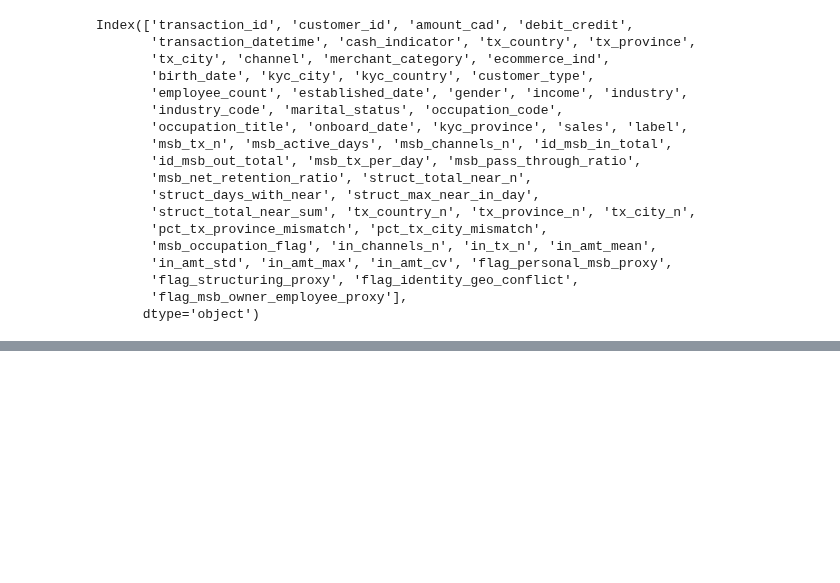
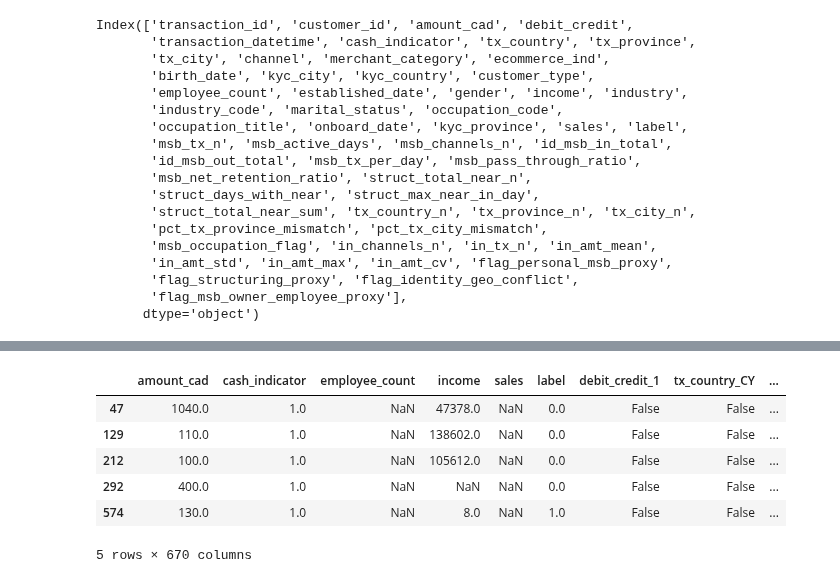
Before and after one commit to GuanlinTony/IMI_Case_Codes, a Jupyter notebook: rebecca/feature_enginnering_rebecca.ipynb, the cells around one changed output, grey strips where cells are left out. Saved outputs shown, nothing was run; the diff lists cells and outputs as text; code cells hidden in the pictures; blank space fills up the shorter version.

```diff
--- a/rebecca/feature_enginnering_rebecca.ipynb
+++ b/rebecca/feature_enginnering_rebecca.ipynb
@@ -787,0 +820,3 @@ Index(['transaction_id', 'customer_id', 'amount_cad', 'debit_credit',
+# %%
+labelled = data[data.label.notnull()]
+labelled.shape
@@ -787,0 +853,21 @@ Index(['transaction_id', 'customer_id', 'amount_cad', 'debit_credit',
+# %%
+df = labelled.copy()
+
+categorical_cols = ["debit_credit", "tx_country", "tx_province", "tx_city", "channel", "merchant_category", "ecommerce_ind", "kyc_country", "kyc_city", "customer_type", "gender", "industry", "industry_code", "marital_status", "occupation_code", "occupation_title", "kyc_province"]
+
+df_encoded = pd.get_dummies(
+    df,
+    columns=categorical_cols,
+    drop_first=True)
+
+df_encoded.drop(["transaction_datetime", "birth_date", "established_date", "onboard_date", "transaction_id", "customer_id"], axis=1, inplace=True)
+
+df_encoded.head()
+# %% [output]
+|  | amount_cad | cash_indicator | employee_count | income | sales | label | debit_credit_1 | tx_country_CY | ... |
+| 47 | 1040.0 | 1.0 | NaN | 47378.0 | NaN | 0.0 | False | False | ... |
+| 129 | 110.0 | 1.0 | NaN | 138602.0 | NaN | 0.0 | False | False | ... |
+| 212 | 100.0 | 1.0 | NaN | 105612.0 | NaN | 0.0 | False | False | ... |
+| 292 | 400.0 | 1.0 | NaN | NaN | NaN | 0.0 | False | False | ... |
+| 574 | 130.0 | 1.0 | NaN | 8.0 | NaN | 1.0 | False | False | ... |
+5 rows × 670 columns
```
Also changed, not shown: parts of 15 cells of this notebook.
